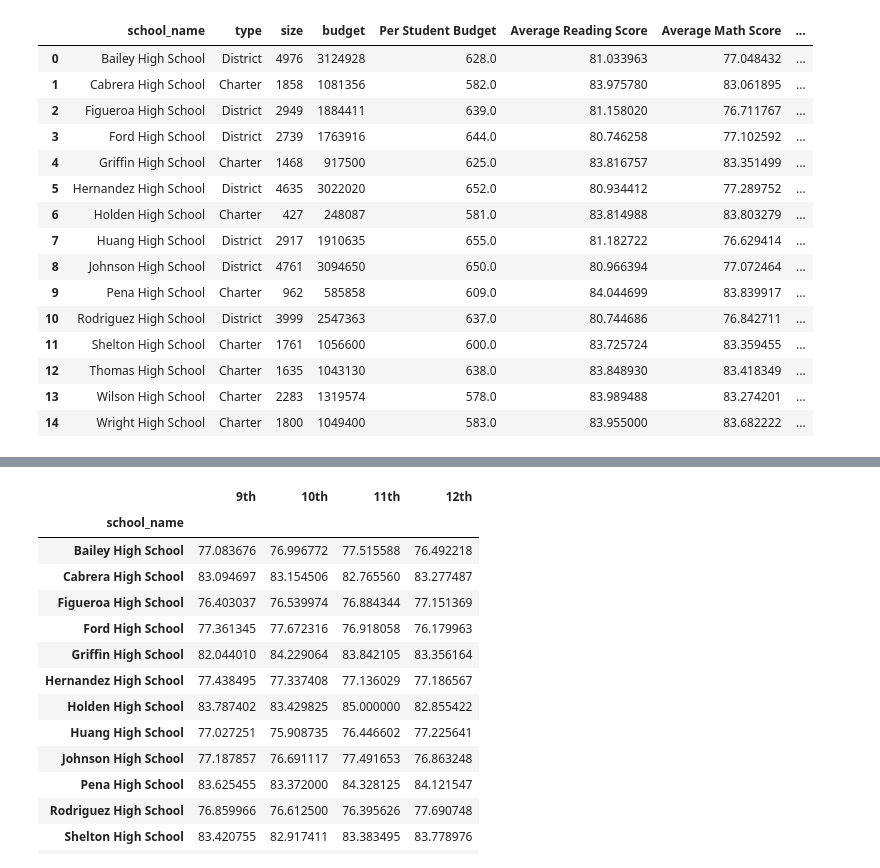
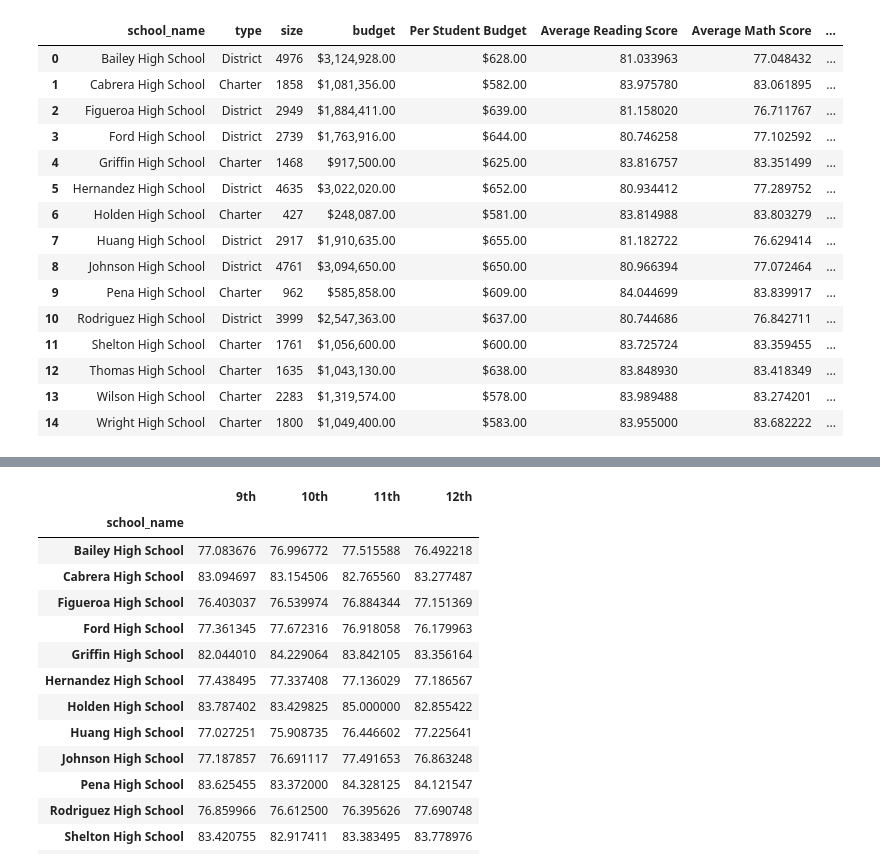
Before and after one commit to mel-c-lowe/Pandas_Challenge, a Jupyter notebook: PyCity_Schools.ipynb, the cells around one changed output, grey strips where cells are left out. Cells and saved outputs as stored; diff of their text form; code cells hidden in the pictures.

```diff
--- a/PyCity_Schools.ipynb
+++ b/PyCity_Schools.ipynb
@@ -148,29 +151,39 @@ reading_math_df = pd.DataFrame({
     "Percent Passing Overall": passed_overall_percent
 })
 # reading_math_df
-# %%
-# Final School Summary
-
-# Merge reading_math_df with school_summary_df for school_summmary_final
-school_summary_final = pd.merge(school_summary_df, reading_math_df, how="left", on=["school_name", "school_name"])
-school_summary_final
-# %% [output]
-|  | school_name | type | size | budget | Per Student Budget | Average Reading Score | Average Math Score | ... |
-| 0 | Bailey High School | District | 4976 | 3124928 | 628.0 | 81.033963 | 77.048432 | ... |
-| 1 | Cabrera High School | Charter | 1858 | 1081356 | 582.0 | 83.975780 | 83.061895 | ... |
-| 2 | Figueroa High School | District | 2949 | 1884411 | 639.0 | 81.158020 | 76.711767 | ... |
-| 3 | Ford High School | District | 2739 | 1763916 | 644.0 | 80.746258 | 77.102592 | ... |
-| 4 | Griffin High School | Charter | 1468 | 917500 | 625.0 | 83.816757 | 83.351499 | ... |
-| 5 | Hernandez High School | District | 4635 | 3022020 | 652.0 | 80.934412 | 77.289752 | ... |
-| 6 | Holden High School | Charter | 427 | 248087 | 581.0 | 83.814988 | 83.803279 | ... |
-| 7 | Huang High School | District | 2917 | 1910635 | 655.0 | 81.182722 | 76.629414 | ... |
-| 8 | Johnson High School | District | 4761 | 3094650 | 650.0 | 80.966394 | 77.072464 | ... |
-| 9 | Pena High School | Charter | 962 | 585858 | 609.0 | 84.044699 | 83.839917 | ... |
-| 10 | Rodriguez High School | District | 3999 | 2547363 | 637.0 | 80.744686 | 76.842711 | ... |
-| 11 | Shelton High School | Charter | 1761 | 1056600 | 600.0 | 83.725724 | 83.359455 | ... |
-| 12 | Thomas High School | Charter | 1635 | 1043130 | 638.0 | 83.848930 | 83.418349 | ... |
-| 13 | Wilson High School | Charter | 2283 | 1319574 | 578.0 | 83.989488 | 83.274201 | ... |
-| 14 | Wright High School | Charter | 1800 | 1049400 | 583.0 | 83.955000 | 83.682222 | ... |
+# %%
+# Final School Summary
+# having trouble renaming columns
+
+# Merge reading_math_df with school_summary_df for school_summmary_final
+# I think I'm having problems later because I added School_Summary_df and it's making trouble for me
+# I'm merging each independently in the hopes that not have these two dataframes related will solve the issue
+school_summary_final = pd.merge(school_summary_df, reading_math_df, how="left", on=["school_name", "school_name"])
+# school_summary_final
+
+School_Summary_df = pd.merge(school_summary_df, reading_math_df, how="left", on=["school_name", "school_name"])
+
+School_Summary_df["budget"] = School_Summary_df["budget"].map("${:,.2f}".format)
+School_Summary_df["Per Student Budget"] = School_Summary_df["Per Student Budget"].map("${:,.2f}".format)
+
+School_Summary_df
+# %% [output]
+|  | school_name | type | size | budget | Per Student Budget | Average Reading Score | Average Math Score | ... |
+| 0 | Bailey High School | District | 4976 | $3,124,928.00 | $628.00 | 81.033963 | 77.048432 | ... |
+| 1 | Cabrera High School | Charter | 1858 | $1,081,356.00 | $582.00 | 83.975780 | 83.061895 | ... |
+| 2 | Figueroa High School | District | 2949 | $1,884,411.00 | $639.00 | 81.158020 | 76.711767 | ... |
+| 3 | Ford High School | District | 2739 | $1,763,916.00 | $644.00 | 80.746258 | 77.102592 | ... |
+| 4 | Griffin High School | Charter | 1468 | $917,500.00 | $625.00 | 83.816757 | 83.351499 | ... |
+| 5 | Hernandez High School | District | 4635 | $3,022,020.00 | $652.00 | 80.934412 | 77.289752 | ... |
+| 6 | Holden High School | Charter | 427 | $248,087.00 | $581.00 | 83.814988 | 83.803279 | ... |
+| 7 | Huang High School | District | 2917 | $1,910,635.00 | $655.00 | 81.182722 | 76.629414 | ... |
+| 8 | Johnson High School | District | 4761 | $3,094,650.00 | $650.00 | 80.966394 | 77.072464 | ... |
+| 9 | Pena High School | Charter | 962 | $585,858.00 | $609.00 | 84.044699 | 83.839917 | ... |
+| 10 | Rodriguez High School | District | 3999 | $2,547,363.00 | $637.00 | 80.744686 | 76.842711 | ... |
+| 11 | Shelton High School | Charter | 1761 | $1,056,600.00 | $600.00 | 83.725724 | 83.359455 | ... |
+| 12 | Thomas High School | Charter | 1635 | $1,043,130.00 | $638.00 | 83.848930 | 83.418349 | ... |
+| 13 | Wilson High School | Charter | 2283 | $1,319,574.00 | $578.00 | 83.989488 | 83.274201 | ... |
+| 14 | Wright High School | Charter | 1800 | $1,049,400.00 | $583.00 | 83.955000 | 83.682222 | ... |
 # %%
 # Clean up formatting in school_summary_final
 # %%
```
Also changed, not shown: parts of 7 cells of this notebook.
